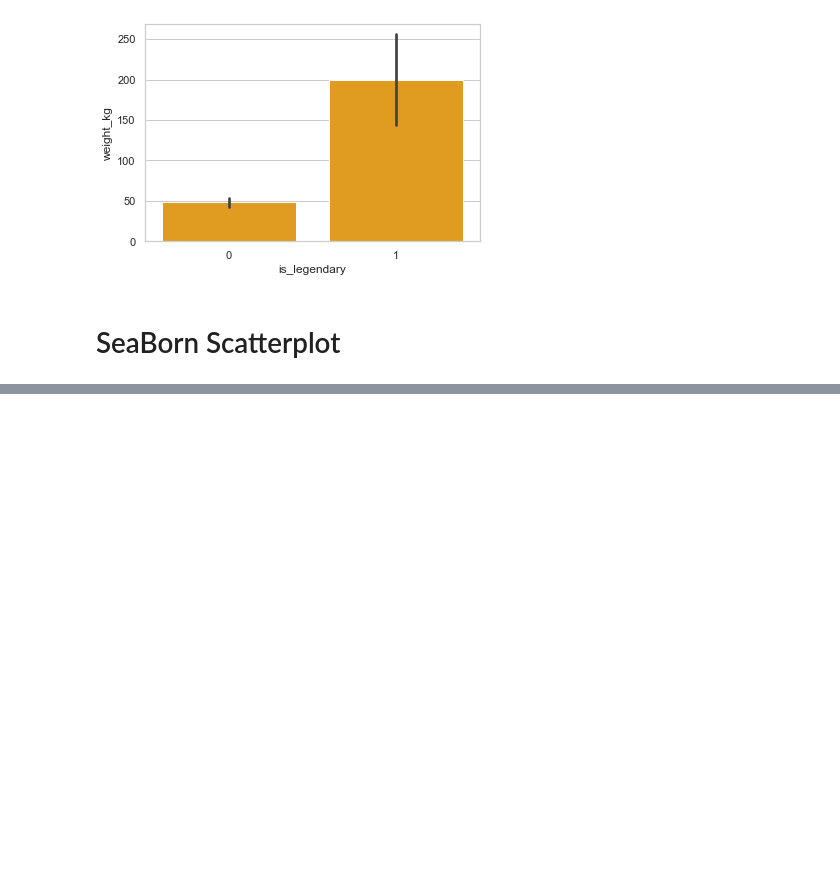
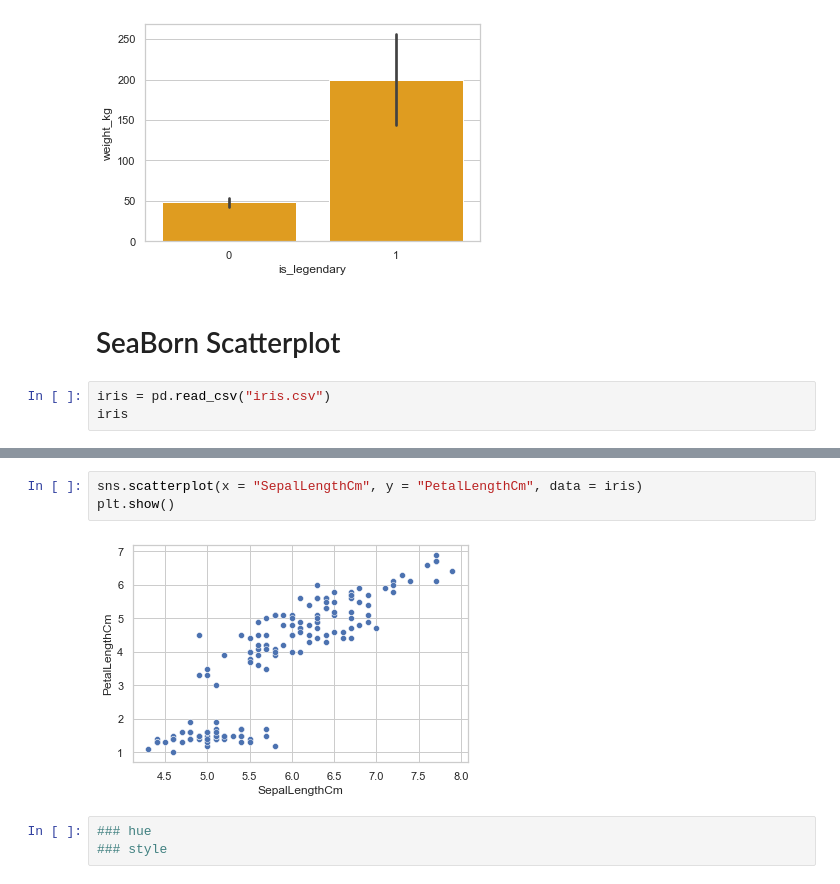
Before and after one commit to imamahasane/SeaBorn_Practices, a Jupyter notebook: SeabornPractices.ipynb, the cells around one changed output, grey strips where cells are left out. Drawn from its saved outputs; the diff is of its cells as text; blank space fills up the shorter version.

```diff
--- a/SeabornPractices.ipynb
+++ b/SeabornPractices.ipynb
@@ -110,3 +110,6 @@ plt.show()
 [figure]
 # %% [markdown]
 # SeaBorn Scatterplot
+# %%
+iris = pd.read_csv("iris.csv")
+iris
@@ -112,0 +130,8 @@ plt.show()
+# %%
+sns.scatterplot(x = "SepalLengthCm", y = "PetalLengthCm", data = iris)
+plt.show()
+# %% [output]
+[figure, added]
+# %%
+### hue
+### style
```
Also changed, not shown: parts of 2 cells of this notebook.
